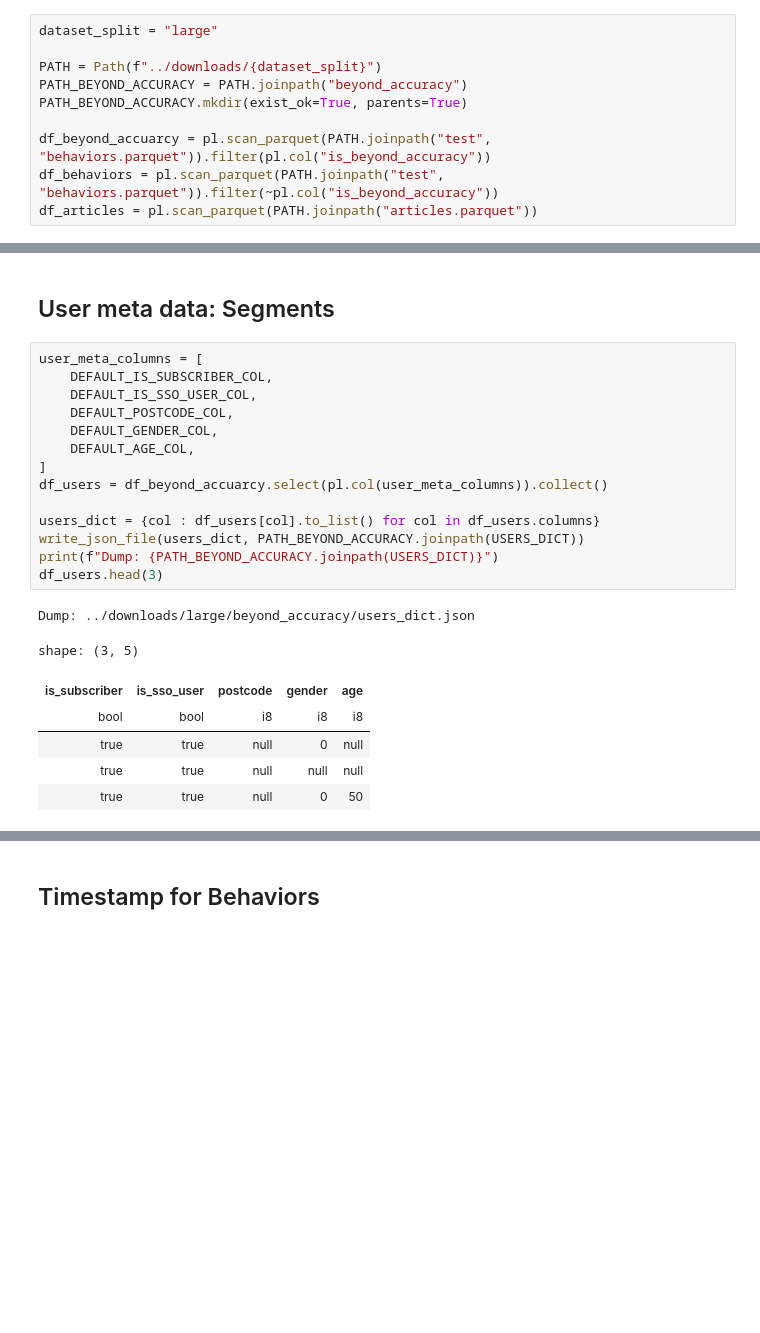
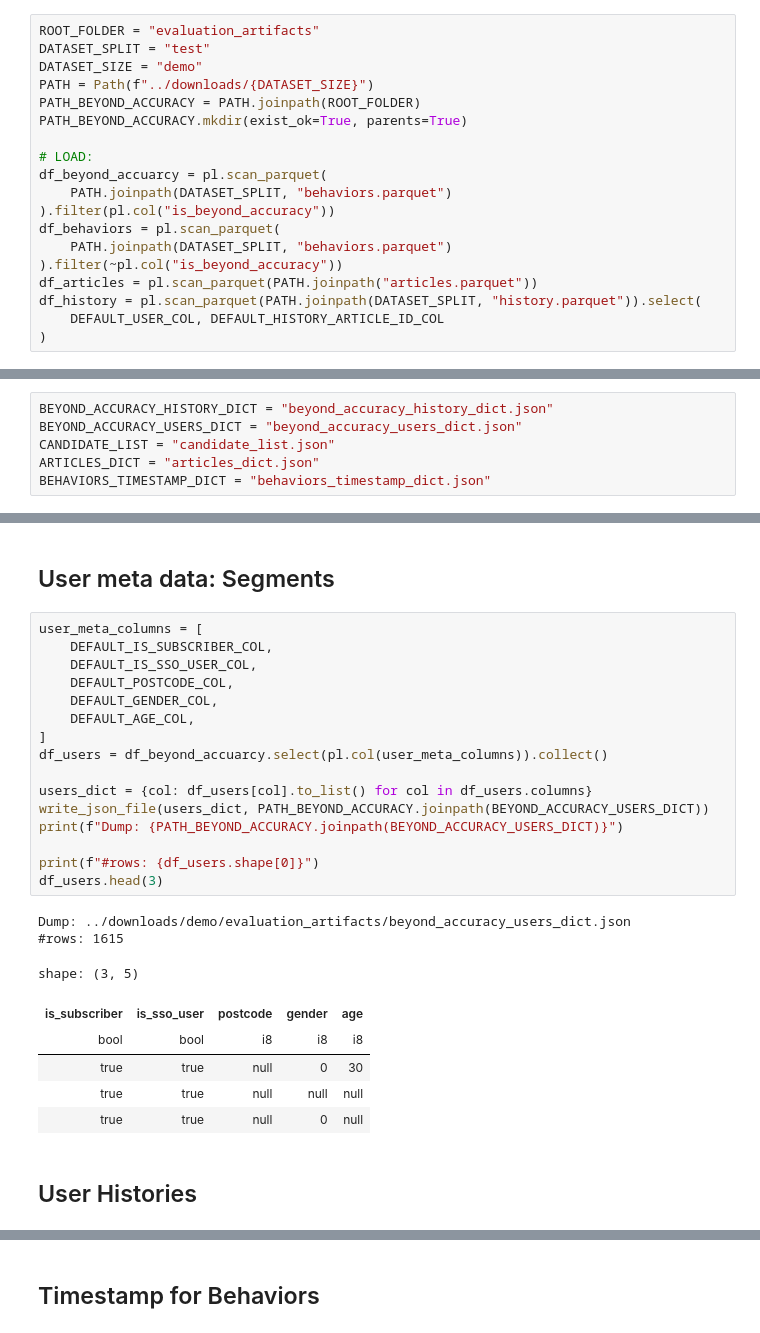
Before and after one commit to ebanalyse/ebnerd-benchmark, a Jupyter notebook: examples/03_beyond_accuracy/make_beyond_accuracy.ipynb, the cells around one changed output, grey strips where cells are left out. Drawn from its saved outputs; the diff is of its cells as text; blank space fills up the shorter version.

```diff
--- a/examples/03_beyond_accuracy/make_beyond_accuracy.ipynb
+++ b/examples/03_beyond_accuracy/make_beyond_accuracy.ipynb
@@ -53,12 +47,21 @@ np.random.seed(123)
 # %% [markdown]
 ## Load dataset
 # %%
-dataset_split = "large"
-
-PATH = Path(f"../downloads/{dataset_split}")
-PATH_BEYOND_ACCURACY = PATH.joinpath("beyond_accuracy")
+ROOT_FOLDER = "evaluation_artifacts"
+DATASET_SPLIT = "test"
+DATASET_SIZE = "demo"
+PATH = Path(f"../downloads/{DATASET_SIZE}")
+PATH_BEYOND_ACCURACY = PATH.joinpath(ROOT_FOLDER)
 PATH_BEYOND_ACCURACY.mkdir(exist_ok=True, parents=True)
 
-df_beyond_accuarcy = pl.scan_parquet(PATH.joinpath("test", "behaviors.parquet")).filter(pl.col("is_beyond_accuracy"))
-df_behaviors = pl.scan_parquet(PATH.joinpath("test", "behaviors.parquet")).filter(~pl.col("is_beyond_accuracy"))
+# LOAD:
+df_beyond_accuarcy = pl.scan_parquet(
+    PATH.joinpath(DATASET_SPLIT, "behaviors.parquet")
+).filter(pl.col("is_beyond_accuracy"))
+df_behaviors = pl.scan_parquet(
+    PATH.joinpath(DATASET_SPLIT, "behaviors.parquet")
+).filter(~pl.col("is_beyond_accuracy"))
 df_articles = pl.scan_parquet(PATH.joinpath("articles.parquet"))
+df_history = pl.scan_parquet(PATH.joinpath(DATASET_SPLIT, "history.parquet")).select(
+    DEFAULT_USER_COL, DEFAULT_HISTORY_ARTICLE_ID_COL
+)
@@ -65,3 +70,9 @@ df_articles = pl.scan_parquet(PATH.joinpath("articles.parquet"))
+# %%
+BEYOND_ACCURACY_HISTORY_DICT = "beyond_accuracy_history_dict.json"
+BEYOND_ACCURACY_USERS_DICT = "beyond_accuracy_users_dict.json"
+CANDIDATE_LIST = "candidate_list.json"
+ARTICLES_DICT = "articles_dict.json"
+BEHAVIORS_TIMESTAMP_DICT = "behaviors_timestamp_dict.json"
 # %% [markdown]
 # Make / Dump Metadata
 # %% [markdown]
@@ -107,22 +118,27 @@ santity check - passed
 # %%
 user_meta_columns = [
     DEFAULT_IS_SUBSCRIBER_COL,
     DEFAULT_IS_SSO_USER_COL,
     DEFAULT_POSTCODE_COL,
     DEFAULT_GENDER_COL,
     DEFAULT_AGE_COL,
 ]
 df_users = df_beyond_accuarcy.select(pl.col(user_meta_columns)).collect()
 
-users_dict = {col : df_users[col].to_list() for col in df_users.columns}
-write_json_file(users_dict, PATH_BEYOND_ACCURACY.joinpath(USERS_DICT))
-print(f"Dump: {PATH_BEYOND_ACCURACY.joinpath(USERS_DICT)}")
+users_dict = {col: df_users[col].to_list() for col in df_users.columns}
+write_json_file(users_dict, PATH_BEYOND_ACCURACY.joinpath(BEYOND_ACCURACY_USERS_DICT))
+print(f"Dump: {PATH_BEYOND_ACCURACY.joinpath(BEYOND_ACCURACY_USERS_DICT)}")
+
+print(f"#rows: {df_users.shape[0]}")
 df_users.head(3)
 # %% [output]
-Dump: ../downloads/large/beyond_accuracy/users_dict.json
+Dump: ../downloads/demo/evaluation_artifacts/beyond_accuracy_users_dict.json
+#rows: 1615
 shape: (3, 5)
 | is_subscriber | is_sso_user | postcode | gender | age |
 | bool | bool | i8 | i8 | i8 |
+| true | true | null | 0 | 30 |
+| true | true | null | null | null |
 | true | true | null | 0 | null |
-| true | true | null | null | null |
-| true | true | null | 0 | 50 |
+# %% [markdown]
+## User Histories
```
Also changed, not shown: parts of 51 cells of this notebook, 1 other file.
